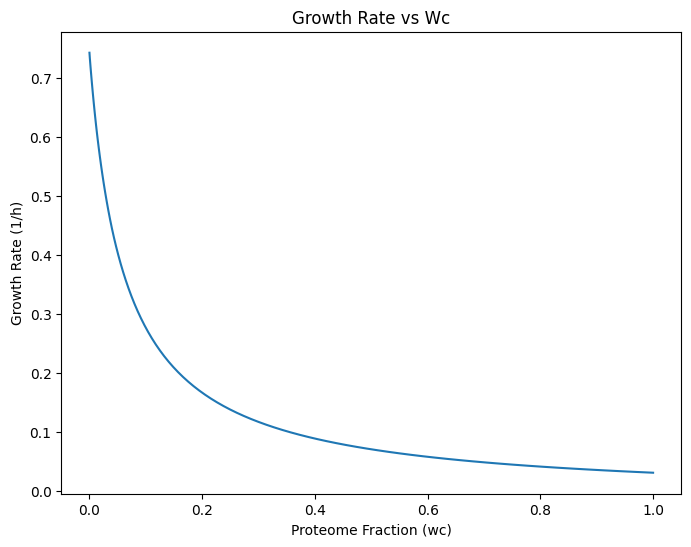
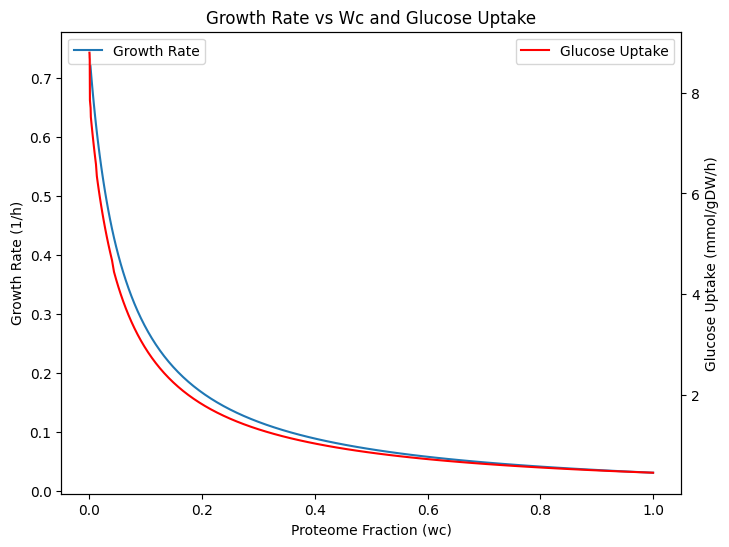
Code edit (unified diff) that turned the first committed figure into the second:
--- before
+++ after
@@ -1,8 +1,19 @@
-# Plot wc versus growth rate
+# Plot wc versus growth rate and the glucose uptake flux on the same graph with two y axis (growth rate on left, glucose uptake on right)
 plt.figure(figsize=(8, 6))
-plt.plot(df_final['w_c'], df_final['growth_rate'])
-plt.xlabel('Proteome Fraction (wc)')
-plt.ylabel('Growth Rate (1/h)')
-plt.title('Growth Rate vs Wc')
+ax1 = plt.gca()
+ax2 = ax1.twinx()
+
+ax1.plot(df_final['w_c'], df_final['growth_rate'], label='Growth Rate')
+ax2.plot(df_final['w_c'], df_final['flux_glc'], label='Glucose Uptake', color='red')
+
+ax1.set_xlabel('Proteome Fraction (wc)')
+ax1.set_ylabel('Growth Rate (1/h)')
+ax2.set_ylabel('Glucose Uptake (mmol/gDW/h)')
+
+# Add legends
+ax1.legend(loc='upper left')
+ax2.legend(loc='upper right')
+
+plt.title('Growth Rate vs Wc and Glucose Uptake')
 
 # Save the plot

Commit: feat: add glucose uptake to wc graph